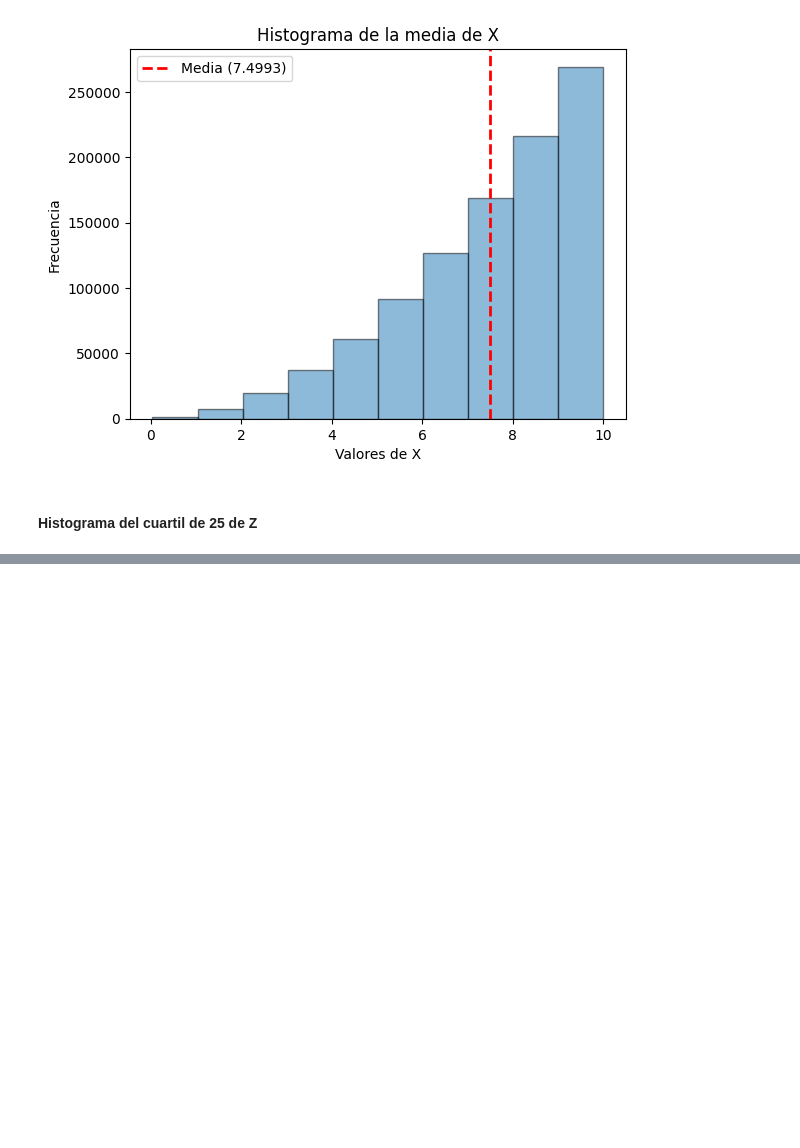
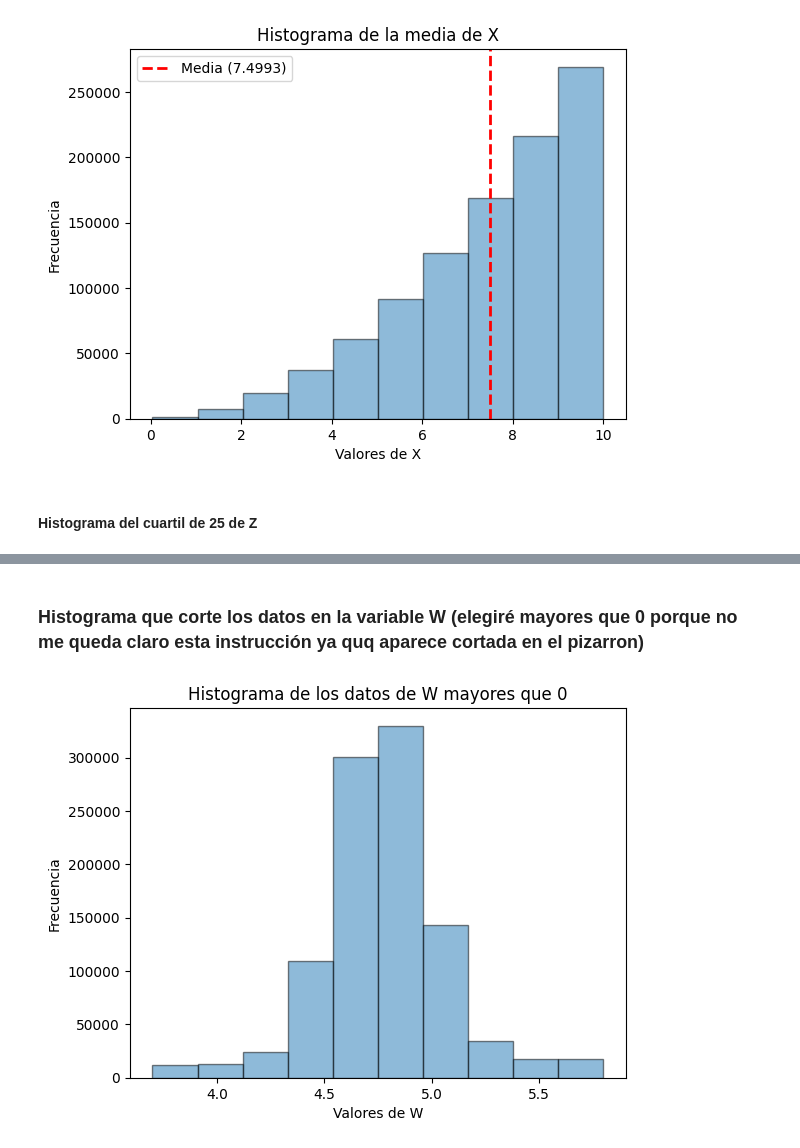
Before and after one commit to MartinPaGarcia/Developer_Personal_Projects, a Jupyter notebook: Python/Tec/Semestre 8/Ciencia de Datos/Tareas/Palomares_Martin_dataframe.ipynb, the cells around one changed output, grey strips where cells are left out. Saved outputs shown, nothing was run; the diff lists cells and outputs as text; code cells hidden in the pictures; blank space fills up the shorter version.

```diff
--- a/Python/Tec/Semestre 8/Ciencia de Datos/Tareas/Palomares_Martin_dataframe.ipynb
+++ b/Python/Tec/Semestre 8/Ciencia de Datos/Tareas/Palomares_Martin_dataframe.ipynb
@@ -78,0 +117,10 @@ plt.show()
+# %% [markdown]
+### Histograma que corte los datos en la variable W (elegiré mayores que 0 porque no me queda claro esta instrucción ya quq aparece cortada en el pizarron)
+# %%
+plt.hist(datos_3["W"], bins=10, edgecolor="black", alpha=0.5)
+plt.title("Histograma de los datos de W mayores que 0")
+plt.xlabel("Valores de W")
+plt.ylabel("Frecuencia")
+plt.show()
+# %% [output]
+[figure, added]
```
Also changed, not shown: parts of 5 cells of this notebook.
